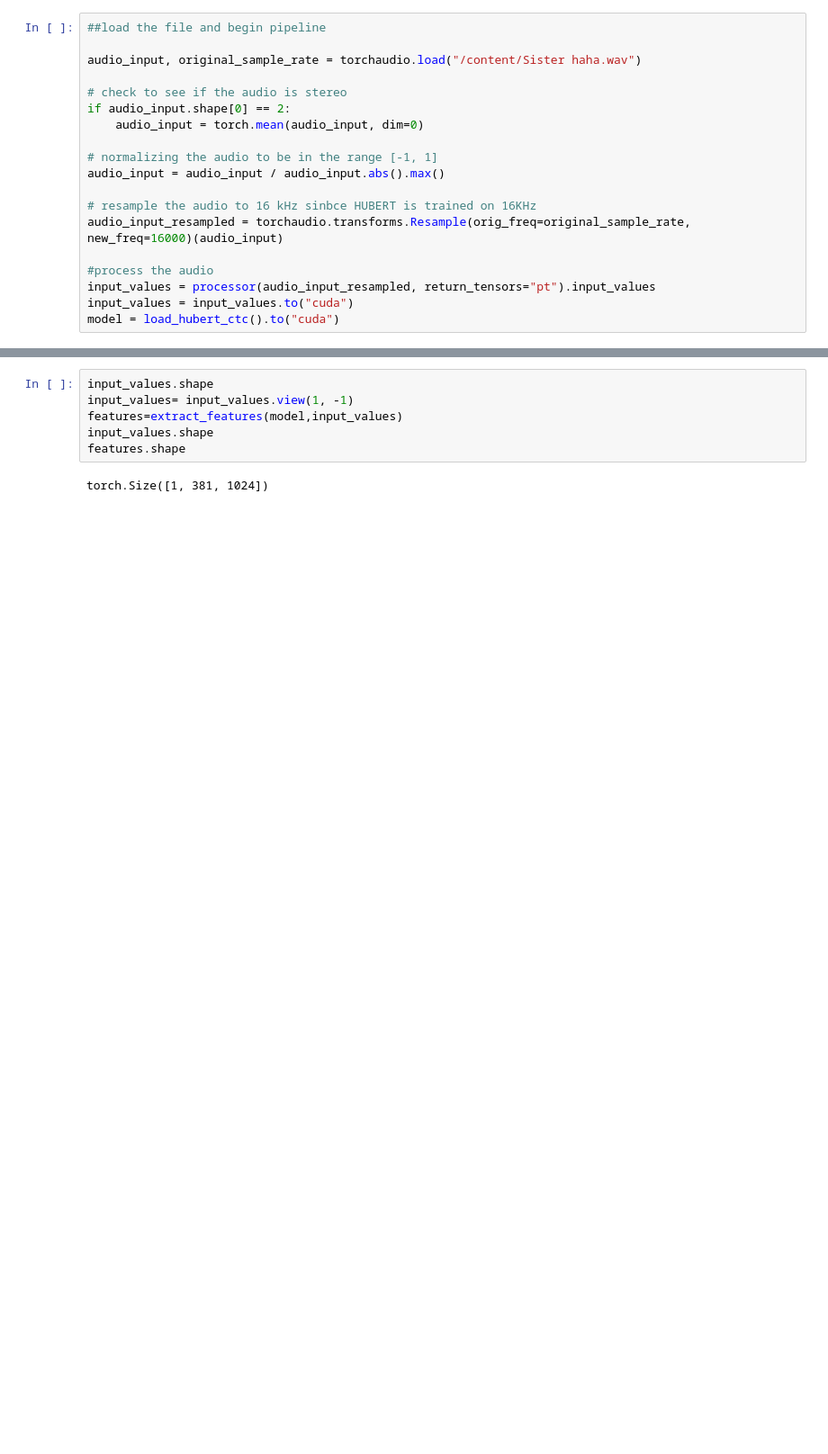
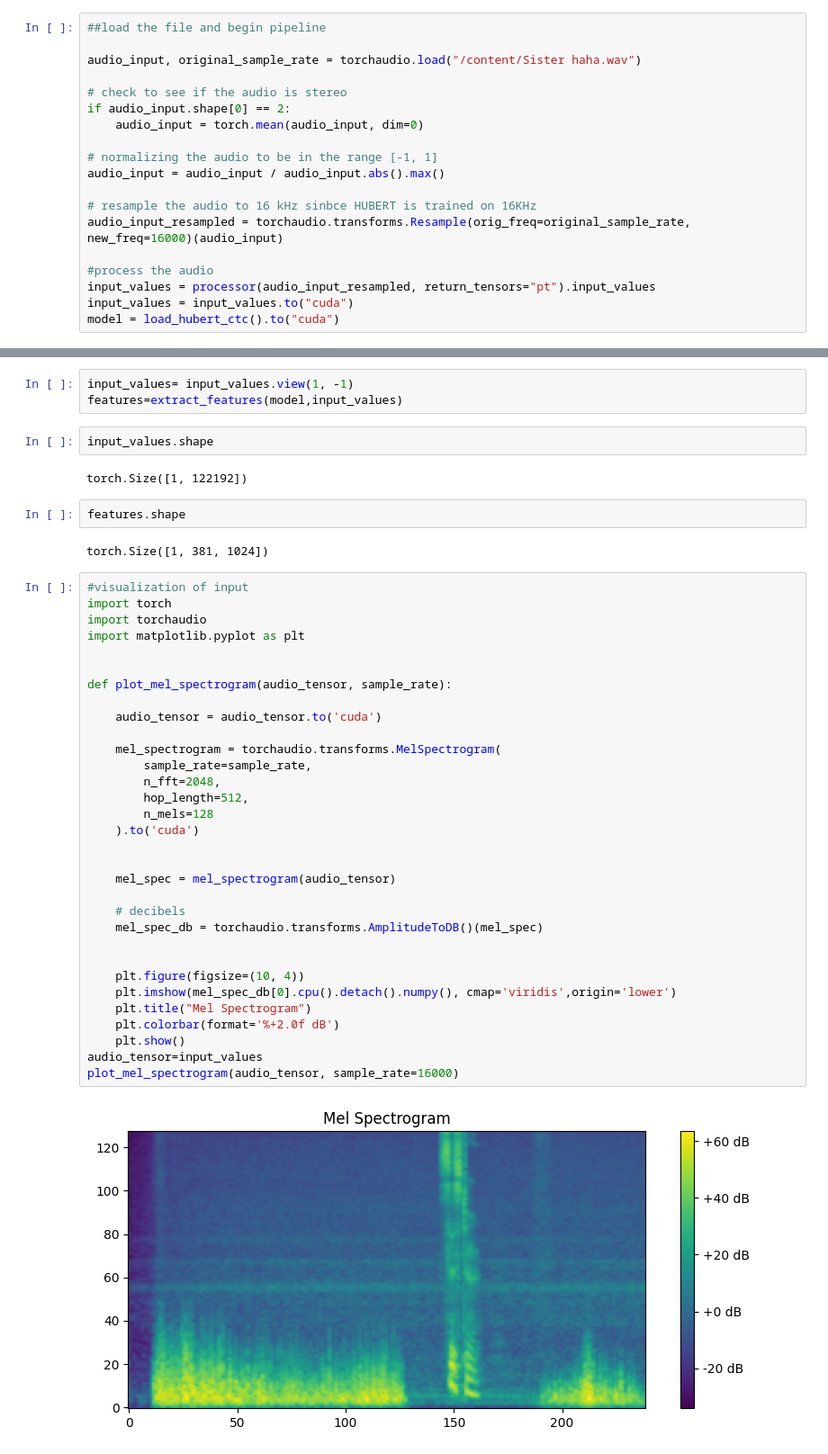
Before and after one commit to Mohammed-Ibadullah/RELAX-for-time-series, a Jupyter notebook: RELAX_for_time_series.ipynb, the cells around one changed output, grey strips where cells are left out. Shown at 90% size. Drawn from its saved outputs; the diff is of its cells as text; blank space fills up the shorter version.

```diff
--- a/RELAX_for_time_series.ipynb
+++ b/RELAX_for_time_series.ipynb
@@ -64,11 +68,48 @@ model = load_hubert_ctc().to("cuda")
 # %%
-input_values.shape
 input_values= input_values.view(1, -1)
 features=extract_features(model,input_values)
-input_values.shape
-features.shape
-# %% [output]
-torch.Size([1, 381, 1024])
+# %%
+input_values.shape
+# %% [output]
+torch.Size([1, 122192])
+# %%
+features.shape
+# %% [output]
+torch.Size([1, 381, 1024])
+# %%
+#visualization of input
+import torch
+import torchaudio
+import matplotlib.pyplot as plt
+
+
+def plot_mel_spectrogram(audio_tensor, sample_rate):
+
+    audio_tensor = audio_tensor.to('cuda')
+
+    mel_spectrogram = torchaudio.transforms.MelSpectrogram(
+        sample_rate=sample_rate,
+        n_fft=2048,
+        hop_length=512,
+        n_mels=128
+    ).to('cuda')
+
+
+    mel_spec = mel_spectrogram(audio_tensor)
+
+    # decibels
+    mel_spec_db = torchaudio.transforms.AmplitudeToDB()(mel_spec)
+
+
+    plt.figure(figsize=(10, 4))
+    plt.imshow(mel_spec_db[0].cpu().detach().numpy(), cmap='viridis',origin='lower')
+    plt.title("Mel Spectrogram")
+    plt.colorbar(format='%+2.0f dB')
+    plt.show()
+audio_tensor=input_values
+plot_mel_spectrogram(audio_tensor, sample_rate=16000)
+# %% [output]
+[figure, added]
 # %%
 #frequency filtering using band pass filter and time filtering using Hamming window
 import torch
```
Also changed, not shown: parts of 8 cells of this notebook.
